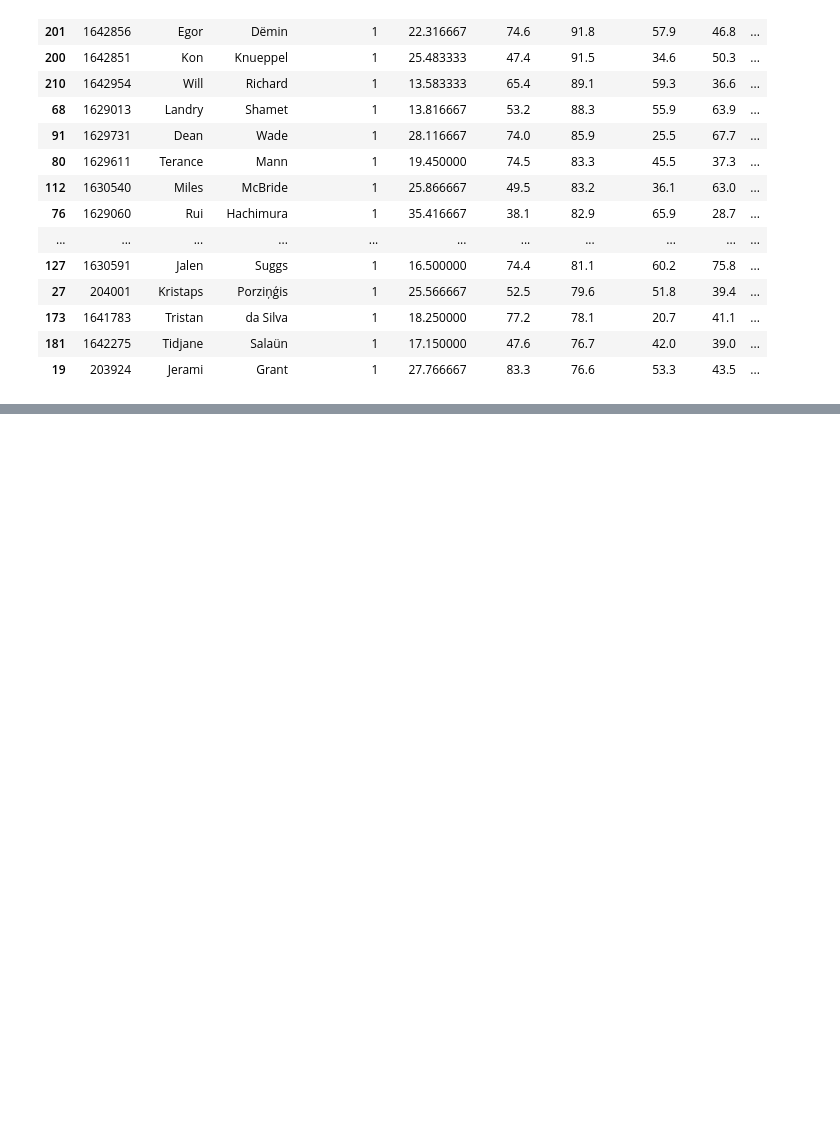
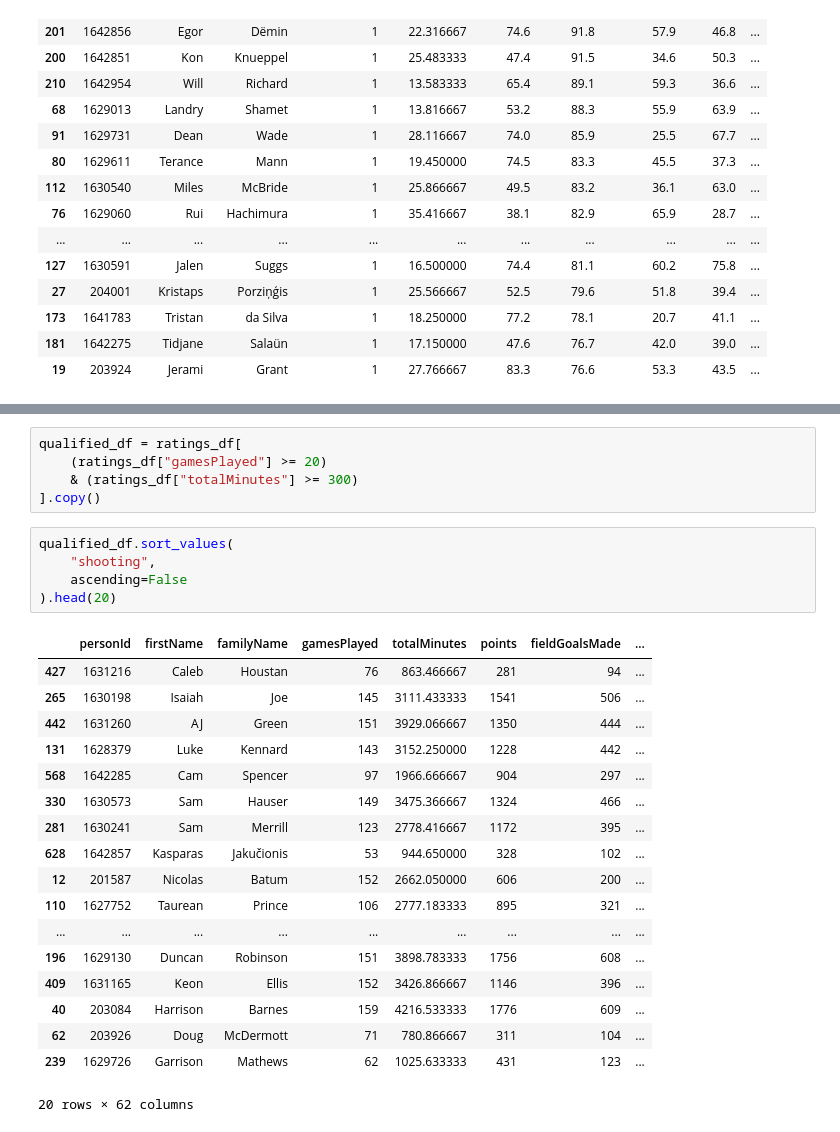
Before and after one commit to Team-Zhao/nba-ai-simulator, a Jupyter notebook: notebooks/player_rating.ipynb, the cells around one changed output, grey strips where cells are left out. Drawn from its saved outputs; the diff is of its cells as text; blank space fills up the shorter version.

```diff
--- a/notebooks/player_rating.ipynb
+++ b/notebooks/player_rating.ipynb
@@ -456,0 +730,29 @@ ratings_df.sort_values(
+# %%
+qualified_df = ratings_df[
+    (ratings_df["gamesPlayed"] >= 20)
+    & (ratings_df["totalMinutes"] >= 300)
+].copy()
+# %%
+qualified_df.sort_values(
+    "shooting",
+    ascending=False
+).head(20)
+# %% [output]
+|  | personId | firstName | familyName | gamesPlayed | totalMinutes | points | fieldGoalsMade | ... |
+| 427 | 1631216 | Caleb | Houstan | 76 | 863.466667 | 281 | 94 | ... |
+| 265 | 1630198 | Isaiah | Joe | 145 | 3111.433333 | 1541 | 506 | ... |
+| 442 | 1631260 | AJ | Green | 151 | 3929.066667 | 1350 | 444 | ... |
+| 131 | 1628379 | Luke | Kennard | 143 | 3152.250000 | 1228 | 442 | ... |
+| 568 | 1642285 | Cam | Spencer | 97 | 1966.666667 | 904 | 297 | ... |
+| 330 | 1630573 | Sam | Hauser | 149 | 3475.366667 | 1324 | 466 | ... |
+| 281 | 1630241 | Sam | Merrill | 123 | 2778.416667 | 1172 | 395 | ... |
+| 628 | 1642857 | Kasparas | Jakučionis | 53 | 944.650000 | 328 | 102 | ... |
+| 12 | 201587 | Nicolas | Batum | 152 | 2662.050000 | 606 | 200 | ... |
+| 110 | 1627752 | Taurean | Prince | 106 | 2777.183333 | 895 | 321 | ... |
+| ... | ... | ... | ... | ... | ... | ... | ... | ... |
+| 196 | 1629130 | Duncan | Robinson | 151 | 3898.783333 | 1756 | 608 | ... |
+| 409 | 1631165 | Keon | Ellis | 152 | 3426.866667 | 1146 | 396 | ... |
+| 40 | 203084 | Harrison | Barnes | 159 | 4216.533333 | 1776 | 609 | ... |
+| 62 | 203926 | Doug | McDermott | 71 | 780.866667 | 311 | 104 | ... |
+| 239 | 1629726 | Garrison | Mathews | 62 | 1025.633333 | 431 | 123 | ... |
+20 rows × 62 columns
```
Also changed, not shown: parts of 33 cells of this notebook, 9 other files.
